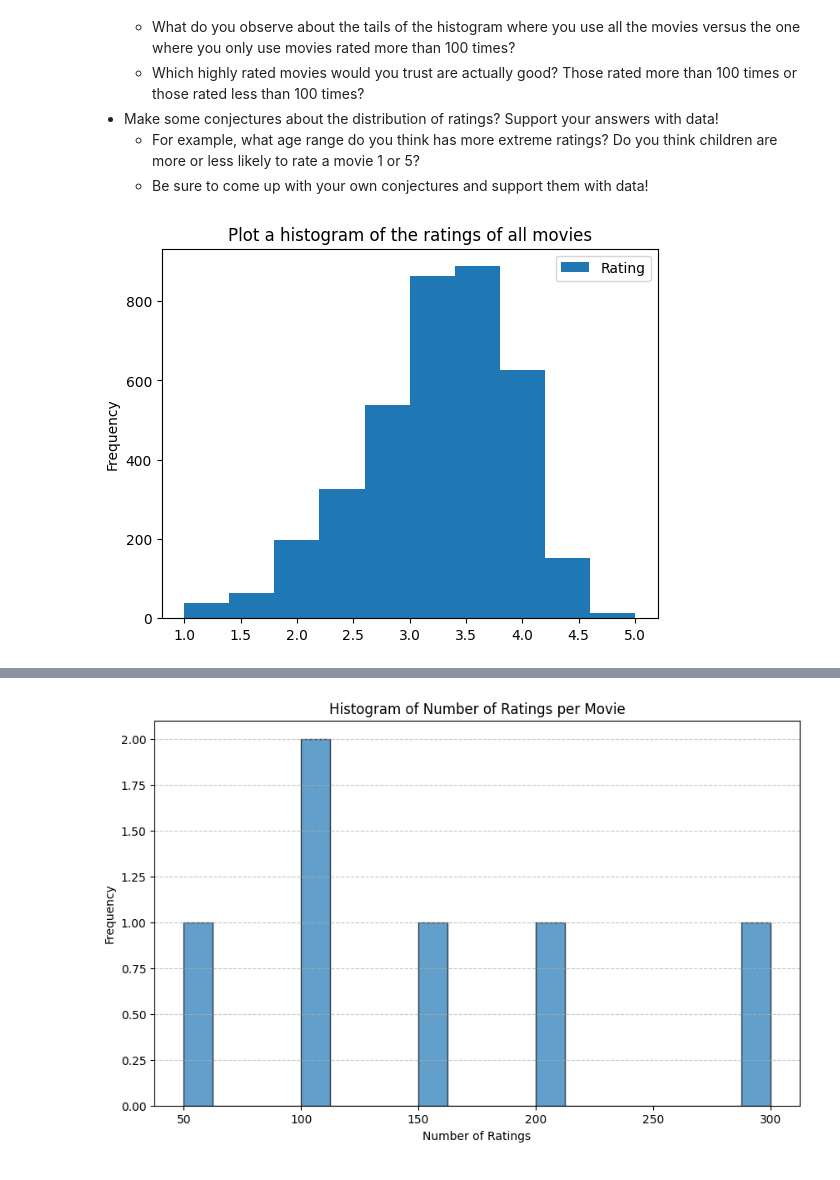
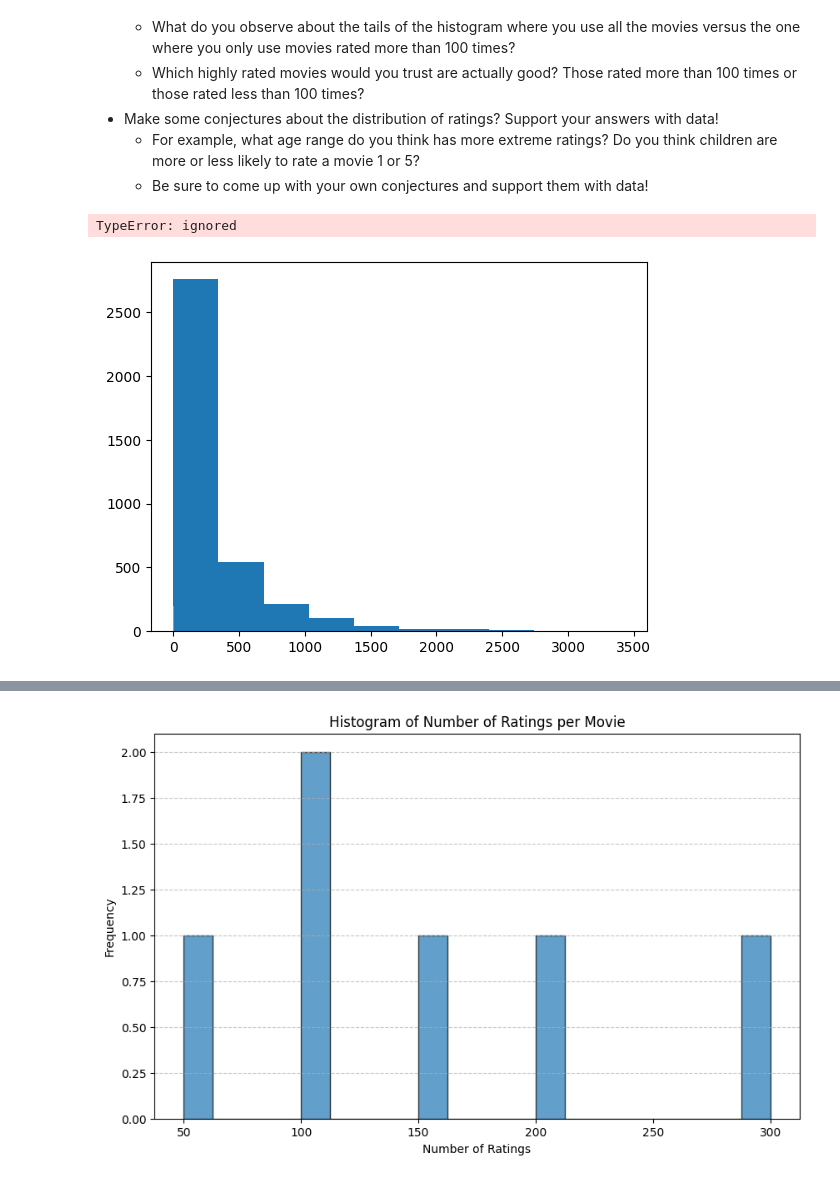
Before and after one commit to MOOwuttichai/project_dataWDkku, a Jupyter notebook: Project2_66.ipynb, the cells around one changed output, grey strips where cells are left out. Cells and saved outputs as stored; diff of their text form; code cells hidden in the pictures.

```diff
--- a/Project2_66.ipynb
+++ b/Project2_66.ipynb
@@ -186,14 +186,23 @@ plt.show()
 # %%
 #-------------------------------
 # Your code goes here.
 # Add as many cells as you need
 #-------------------------------
 #Plot a histogram of the ratings of all movies
-rating_hist = df_use[['Title','Rating']]
-T_rating_hist = rating_hist.groupby('Title').mean()
-T_rating_hist.plot.hist(title='Plot a histogram of the ratings of all movies')
+df_hist = df_use[['Title','Rating']]
 #Plot a histogram of the number of ratings each movie recieved.
-rating_hist1 = df_use[['Title','Rating']]
-T_rating_hist1 = rating_hist1.groupby('Title').median()
+df_use_hist = df_hist.groupby('Title').count().sort_values(by='Rating',ascending = False)
+plt.hist(df_use_hist)
+#Plot a histogram of the average rating for each movie.
+df_hist_A = df_use[['Title','Rating']]
+df_use_hist_A = df_hist_A.groupby('Title').mean()
+plt.hist(df_use_hist_A)
+#Plot a histogram of the average rating for movies which are rated more than 100 times.
+df_use_hist_100 = df_use_hist[df_use_hist['Rating'] >= 100 ]
+df_use_hist_100_Re = df_use_hist_100.reset_index()
+df_use_hist_100_MA = df_hist.groupby('Title').mean()
+df_use_hist_100_MARe = df_use_hist_100_MA.reset_index()
+df_use_hist_100forplot = df_hist(df_use_hist_100_Re, how="left", on='Title')
 # %% [output]
+TypeError: ignored
-[figure, old version]
+[figure, new version]
```
Also changed, not shown: parts of 5 cells of this notebook.
